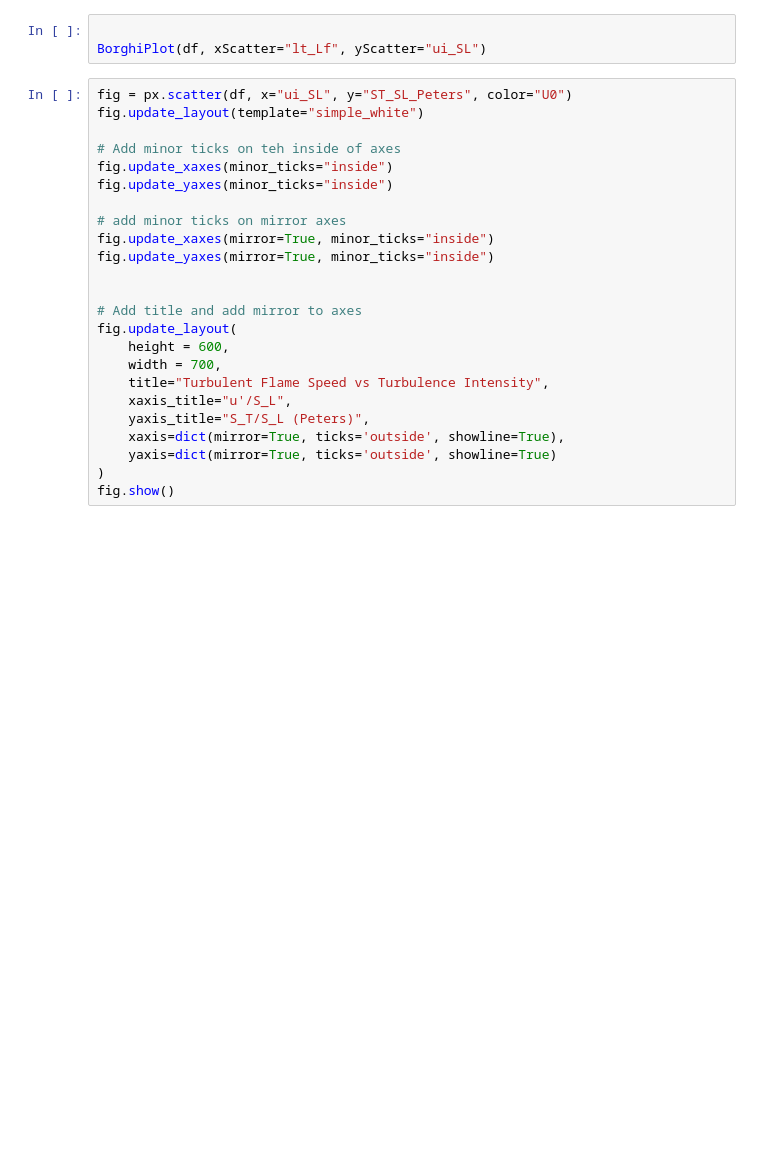
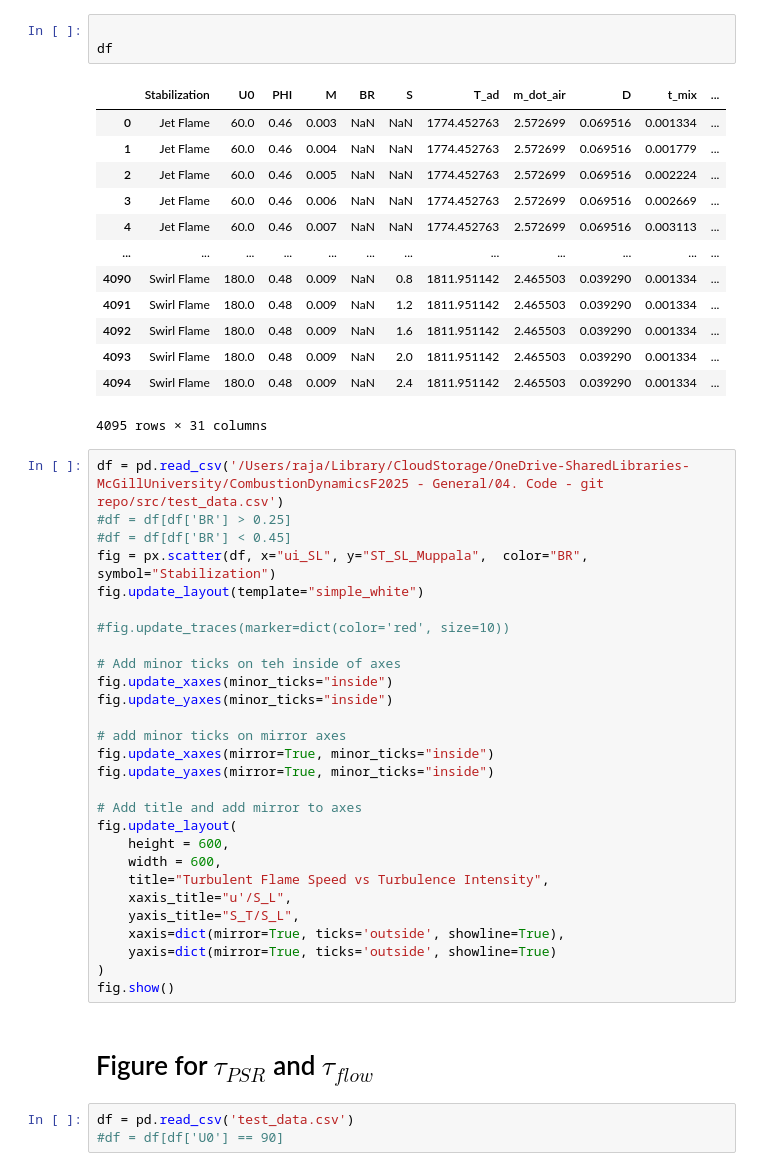
Before and after one commit to paramvirlobana/CombustionDynamicsF2025, a Jupyter notebook: src/plotter.ipynb, the cells around one changed output. Saved outputs shown, nothing was run; the diff lists cells and outputs as text; blank space fills up the shorter version.

```diff
--- a/src/plotter.ipynb
+++ b/src/plotter.ipynb
@@ -17,9 +199,28 @@ for index, row in df.iterrows():
 # %%
 
-BorghiPlot(df, xScatter="lt_Lf", yScatter="ui_SL")
+df
+# %% [output]
+|  | Stabilization | U0 | PHI | M | BR | S | T_ad | m_dot_air | D | t_mix | ... |
+| 0 | Jet Flame | 60.0 | 0.46 | 0.003 | NaN | NaN | 1774.452763 | 2.572699 | 0.069516 | 0.001334 | ... |
+| 1 | Jet Flame | 60.0 | 0.46 | 0.004 | NaN | NaN | 1774.452763 | 2.572699 | 0.069516 | 0.001779 | ... |
+| 2 | Jet Flame | 60.0 | 0.46 | 0.005 | NaN | NaN | 1774.452763 | 2.572699 | 0.069516 | 0.002224 | ... |
+| 3 | Jet Flame | 60.0 | 0.46 | 0.006 | NaN | NaN | 1774.452763 | 2.572699 | 0.069516 | 0.002669 | ... |
+| 4 | Jet Flame | 60.0 | 0.46 | 0.007 | NaN | NaN | 1774.452763 | 2.572699 | 0.069516 | 0.003113 | ... |
+| ... | ... | ... | ... | ... | ... | ... | ... | ... | ... | ... | ... |
+| 4090 | Swirl Flame | 180.0 | 0.48 | 0.009 | NaN | 0.8 | 1811.951142 | 2.465503 | 0.039290 | 0.001334 | ... |
+| 4091 | Swirl Flame | 180.0 | 0.48 | 0.009 | NaN | 1.2 | 1811.951142 | 2.465503 | 0.039290 | 0.001334 | ... |
+| 4092 | Swirl Flame | 180.0 | 0.48 | 0.009 | NaN | 1.6 | 1811.951142 | 2.465503 | 0.039290 | 0.001334 | ... |
+| 4093 | Swirl Flame | 180.0 | 0.48 | 0.009 | NaN | 2.0 | 1811.951142 | 2.465503 | 0.039290 | 0.001334 | ... |
+| 4094 | Swirl Flame | 180.0 | 0.48 | 0.009 | NaN | 2.4 | 1811.951142 | 2.465503 | 0.039290 | 0.001334 | ... |
+4095 rows × 31 columns
 # %%
-fig = px.scatter(df, x="ui_SL", y="ST_SL_Peters", color="U0")
+df = pd.read_csv('/Users/raja/Library/CloudStorage/OneDrive-SharedLibraries-McGillUniversity/CombustionDynamicsF2025 - General/04. Code - git repo/src/test_data.csv')
+#df = df[df['BR'] > 0.25]
+#df = df[df['BR'] < 0.45]
+fig = px.scatter(df, x="ui_SL", y="ST_SL_Muppala",  color="BR", symbol="Stabilization")
 fig.update_layout(template="simple_white")
+
+#fig.update_traces(marker=dict(color='red', size=10))
 
 # Add minor ticks on teh inside of axes
 fig.update_xaxes(minor_ticks="inside")
@@ -29,15 +230,19 @@ fig.update_yaxes(minor_ticks="inside")
 fig.update_xaxes(mirror=True, minor_ticks="inside")
 fig.update_yaxes(mirror=True, minor_ticks="inside")
 
-
 # Add title and add mirror to axes
 fig.update_layout(
     height = 600,
-    width = 700,
+    width = 600,
     title="Turbulent Flame Speed vs Turbulence Intensity",
     xaxis_title="u'/S_L",
-    yaxis_title="S_T/S_L (Peters)",
+    yaxis_title="S_T/S_L",
     xaxis=dict(mirror=True, ticks='outside', showline=True),
     yaxis=dict(mirror=True, ticks='outside', showline=True)
 )
 fig.show()
+# %% [markdown]
+# Figure for $\tau_{PSR}$ and $\tau_{flow}$
+# %%
+df = pd.read_csv('test_data.csv')
+#df = df[df['U0'] == 90]
```
Also changed, not shown: parts of 9 cells of this notebook, 56 other files.
